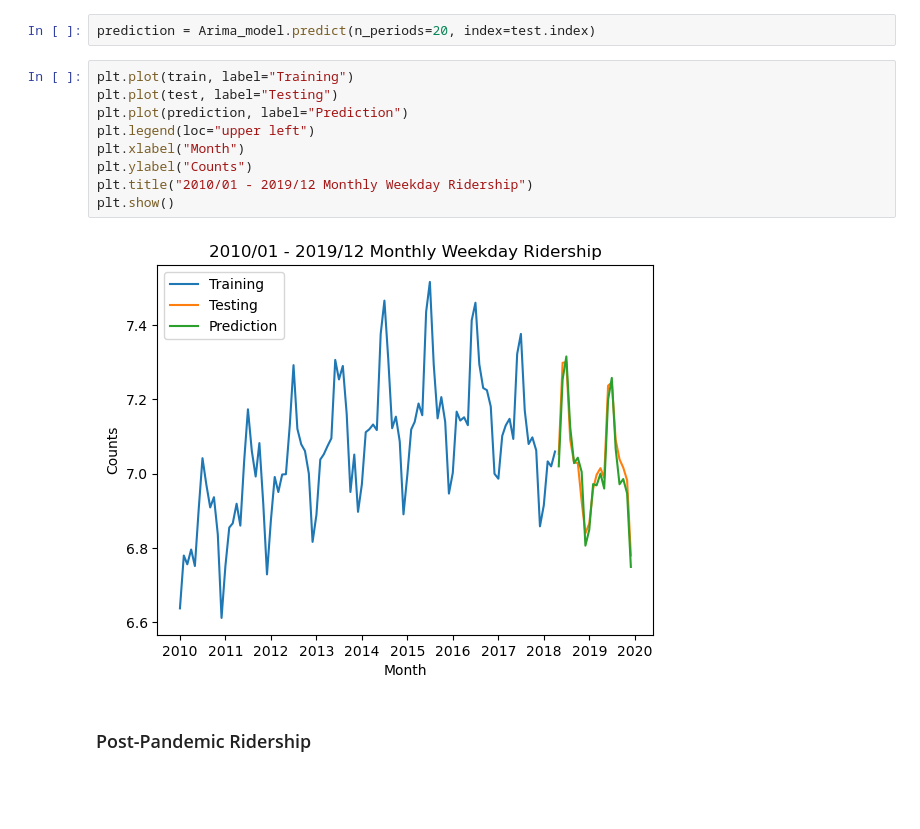
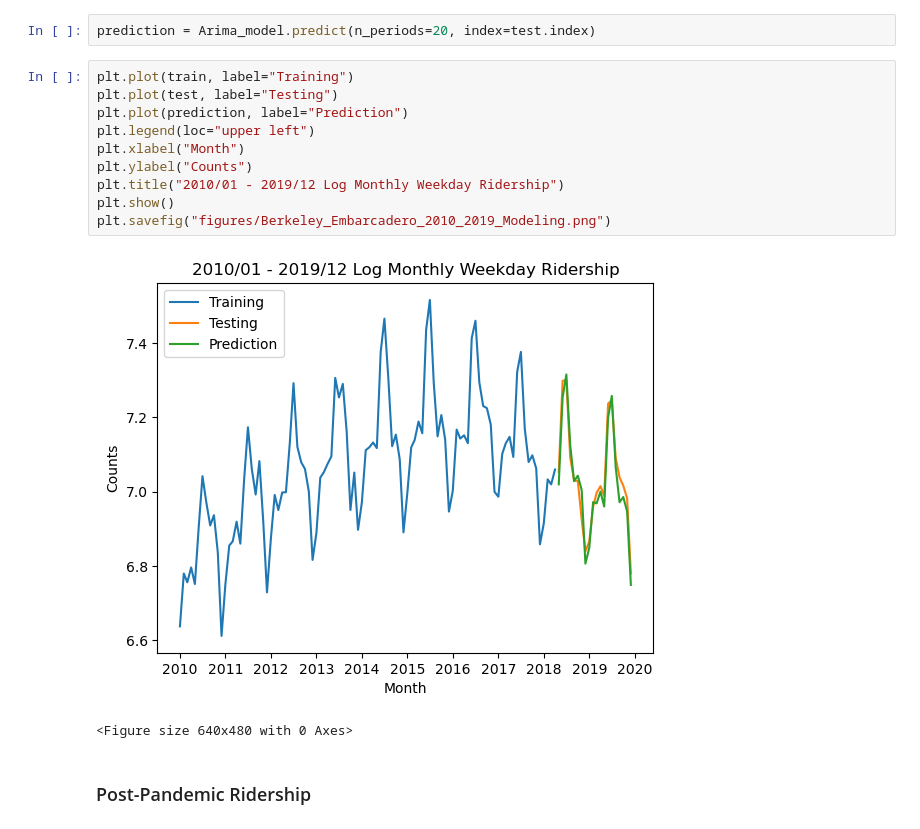
Before and after one commit to UCB-stat-159-s23/project-Group23, a Jupyter notebook: Jiachen_EDA.ipynb, the cells around one changed output. Cells and saved outputs as stored; diff of their text form; blank space fills up the shorter version.

Commit message:
save figures to the figures folder

```diff
--- a/Jiachen_EDA.ipynb
+++ b/Jiachen_EDA.ipynb
@@ -182,14 +184,16 @@ prediction = Arima_model.predict(n_periods=20, index=test.index)
 # %%
 plt.plot(train, label="Training")
 plt.plot(test, label="Testing")
 plt.plot(prediction, label="Prediction")
 plt.legend(loc="upper left")
 plt.xlabel("Month")
 plt.ylabel("Counts")
-plt.title("2010/01 - 2019/12 Monthly Weekday Ridership")
+plt.title("2010/01 - 2019/12 Log Monthly Weekday Ridership")
 plt.show()
+plt.savefig("figures/Berkeley_Embarcadero_2010_2019_Modeling.png")
 # %% [output]
-[figure, old version]
+[figure, new version]
+<Figure size 640x480 with 0 Axes>
 # %% [markdown]
 ### Post-Pandemic Ridership
 # %% [markdown]
```
Also changed, not shown: parts of 6 cells of this notebook, 5 other files.
